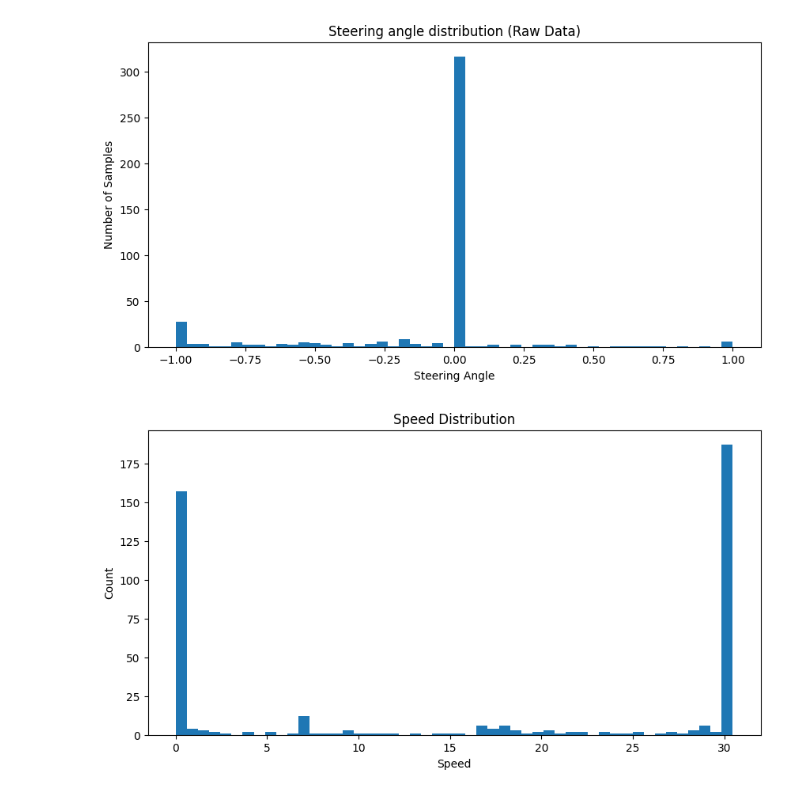
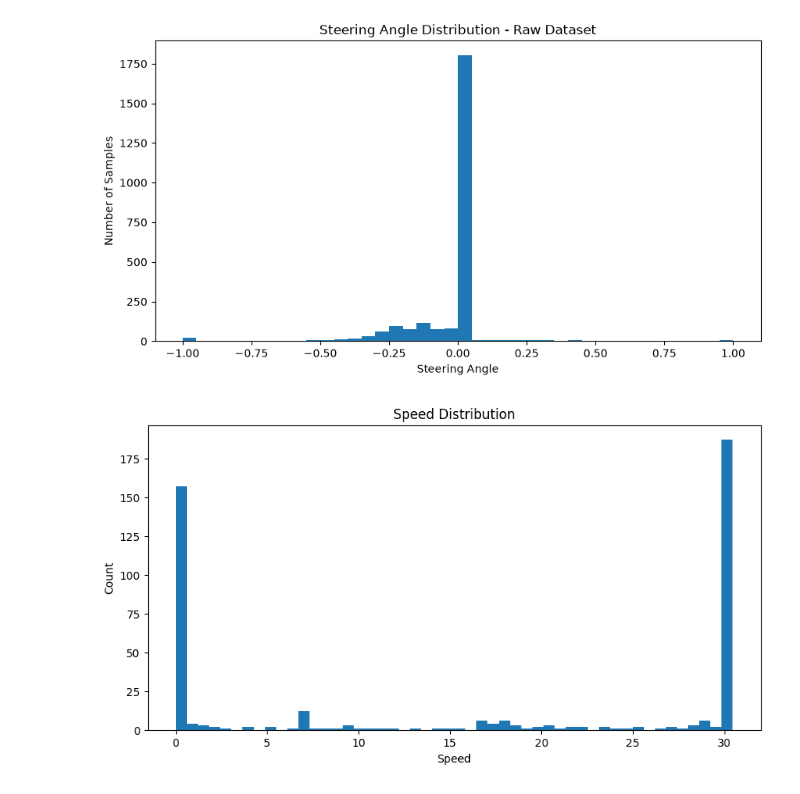
Before and after one commit to eljesam/Smart-Tech-CA2, a Jupyter notebook: exploration.ipynb, the cells around one changed output. Saved outputs shown, nothing was run; the diff lists cells and outputs as text; code cells hidden in the pictures.

Commit message:
Loaded driving data

```diff
--- a/exploration.ipynb
+++ b/exploration.ipynb
@@ -28,0 +7,14 @@ Total Samples: 436
+# %%
+columns = [
+    'center',
+    'left',
+    'right',
+    'steering',
+    'throttle',
+    'brake',
+    'speed'
+]
+
+df = pd.read_csv('C:/Users/eljes/StudioProjects/Smart-Tech-CA2/data/driving_log.csv', names=columns)
+
+df.head()
@@ -29,14 +45,10 @@ Total Samples: 436
 # %%
-steering  = data['steering']
-
-plt.figure(figsize = (10,5))
-plt.hist(steering, bins = 50)
-
-plt.title("Steering angle distribution (Raw Data)")
-plt.xlabel("Steering Angle")
-plt.ylabel("Number of Samples")
-
+plt.figure(figsize=(10, 5))
+plt.hist(df['steering'], bins=40)
+plt.xlabel('Steering Angle')
+plt.ylabel('Number of Samples')
+plt.title('Steering Angle Distribution - Raw Dataset')
 plt.show()
 # %% [output]
-[figure, old version]
+[figure, new version]
 # %%
```
Also changed, not shown: parts of 4 cells of this notebook, 2 other files.
